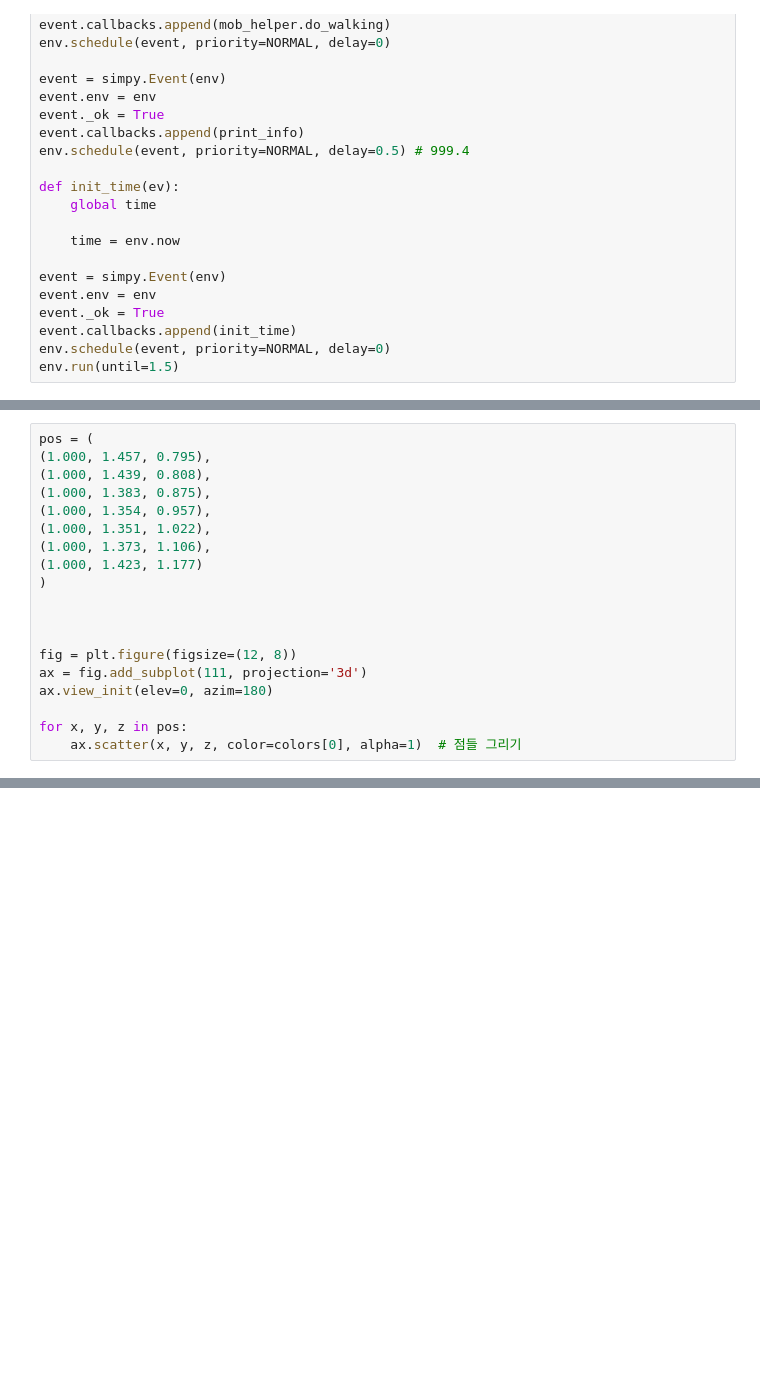
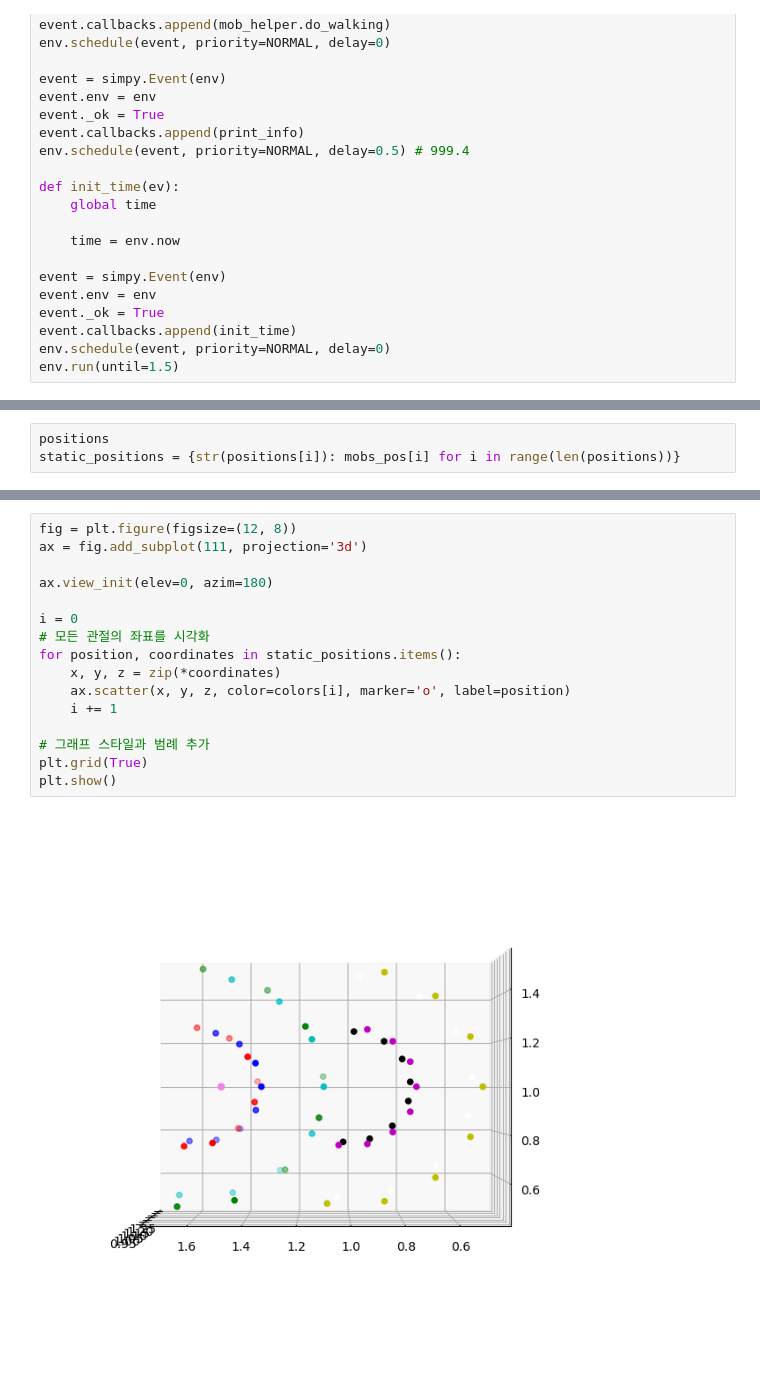
Before and after one commit to GmelaN/seoung_sim, a Jupyter notebook: mobility_visualization.ipynb, the cells around one changed output, grey strips where cells are left out. Drawn from its saved outputs; the diff is of its cells as text; blank space fills up the shorter version.

Commit message:
data: added static position points

```diff
--- a/mobility_visualization.ipynb
+++ b/mobility_visualization.ipynb
@@ -113,19 +94,0 @@ mobs_pos
-# %%
-pos = (
-(1.000, 1.457, 0.795),
-(1.000, 1.439, 0.808),
-(1.000, 1.383, 0.875),
-(1.000, 1.354, 0.957),
-(1.000, 1.351, 1.022),
-(1.000, 1.373, 1.106),
-(1.000, 1.423, 1.177)
-)
-
-
-
-fig = plt.figure(figsize=(12, 8))
-ax = fig.add_subplot(111, projection='3d')
-ax.view_init(elev=0, azim=180)
-
-for x, y, z in pos:
-    ax.scatter(x, y, z, color=colors[0], alpha=1)  # 점들 그리기
@@ -133,0 +97,3 @@ for x, y, z in pos:
+# %%
+positions
+static_positions = {str(positions[i]): mobs_pos[i] for i in range(len(positions))}
@@ -133,0 +120,18 @@ for x, y, z in pos:
+# %%
+fig = plt.figure(figsize=(12, 8))
+ax = fig.add_subplot(111, projection='3d')
+
+ax.view_init(elev=0, azim=180)
+
+i = 0
+# 모든 관절의 좌표를 시각화
+for position, coordinates in static_positions.items():
+    x, y, z = zip(*coordinates)
+    ax.scatter(x, y, z, color=colors[i], marker='o', label=position)
+    i += 1
+
+# 그래프 스타일과 범례 추가
+plt.grid(True)
+plt.show()
+# %% [output]
+[figure, added]
```
Also changed, not shown: parts of 6 cells of this notebook, 2 other files.
